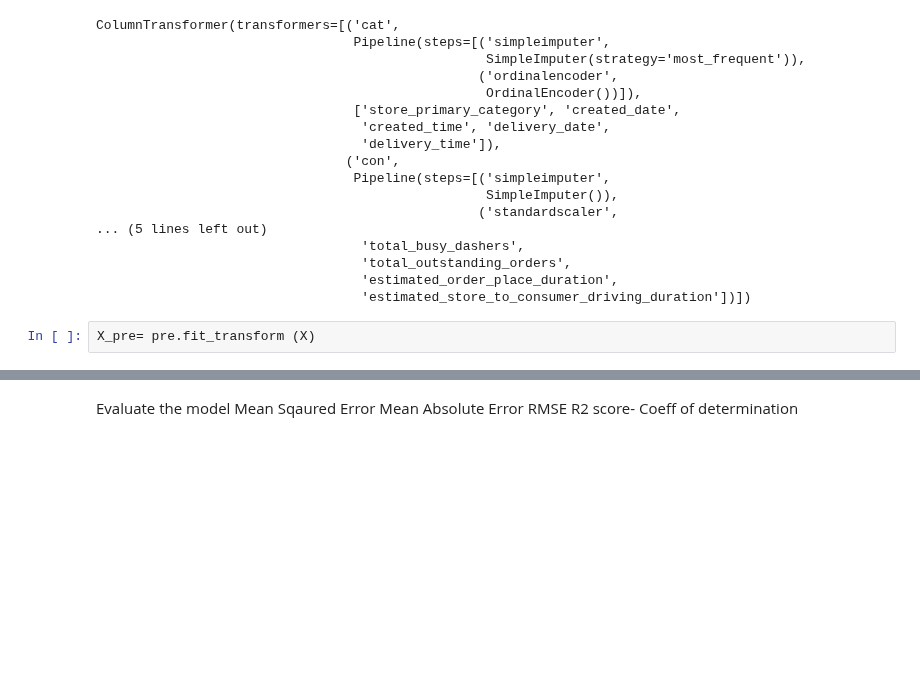
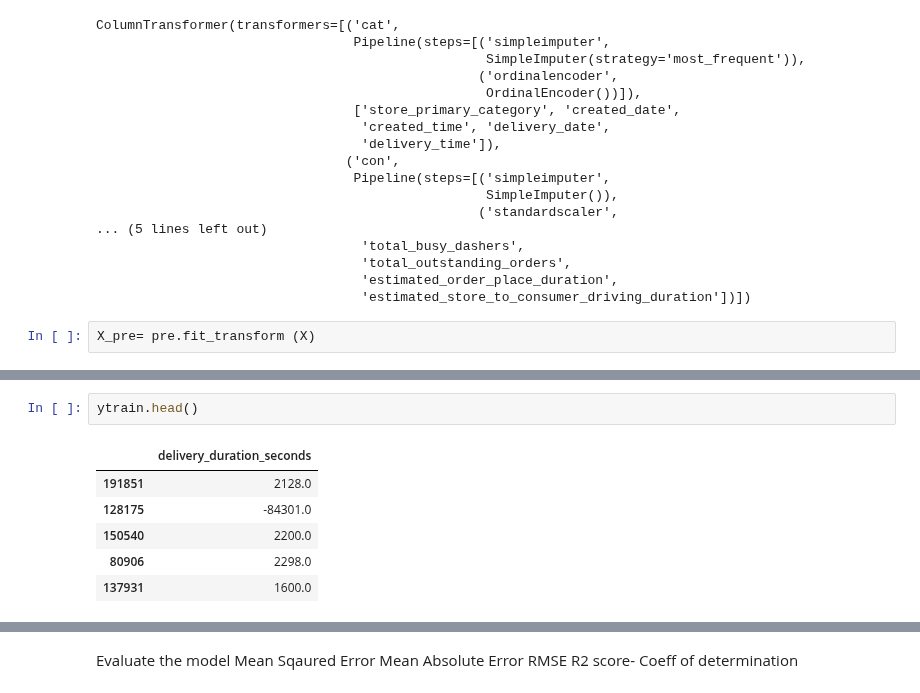
Before and after one commit to Paridhijain-githb/Machine-_learning_01, a Jupyter notebook: Linear Regression/Project-MultipleLinearRegression .ipynb, the cells around one changed output, grey strips where cells are left out. Saved outputs shown, nothing was run; the diff lists cells and outputs as text; blank space fills up the shorter version.

```diff
--- a/Linear Regression/Project-MultipleLinearRegression .ipynb
+++ b/Linear Regression/Project-MultipleLinearRegression .ipynb
@@ -203,0 +233,9 @@ X_pre= pre.fit_transform (X)
+# %%
+ytrain.head()
+# %% [output]
+|  | delivery_duration_seconds |
+| 191851 | 2128.0 |
+| 128175 | -84301.0 |
+| 150540 | 2200.0 |
+| 80906 | 2298.0 |
+| 137931 | 1600.0 |
```
Also changed, not shown: parts of 15 cells of this notebook, 1 other file.
